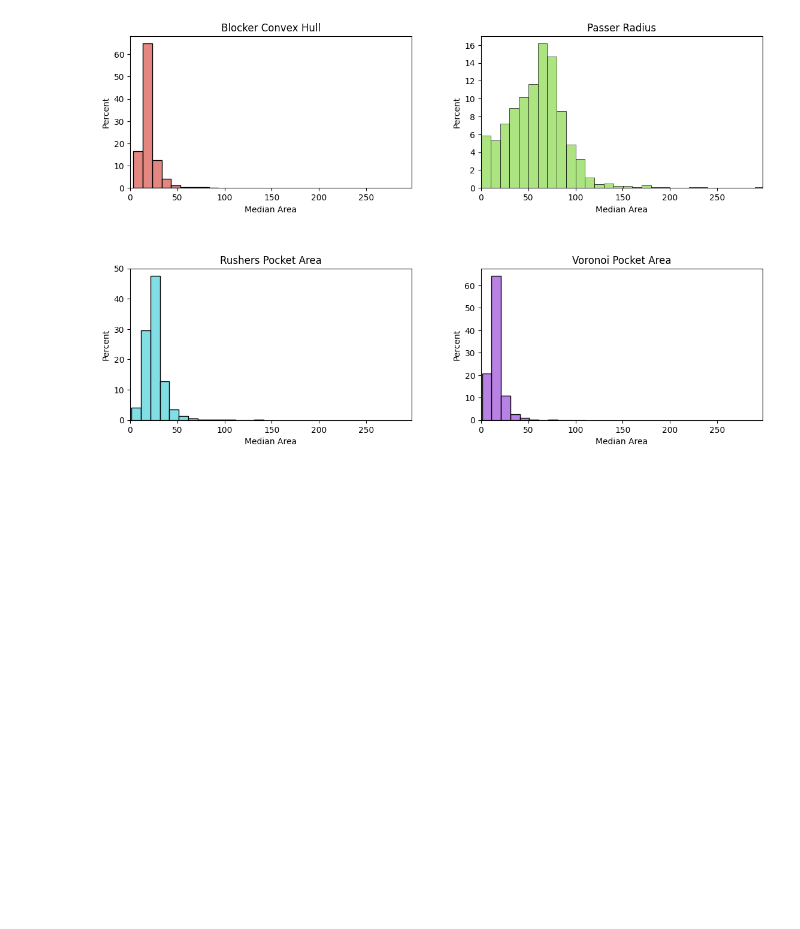
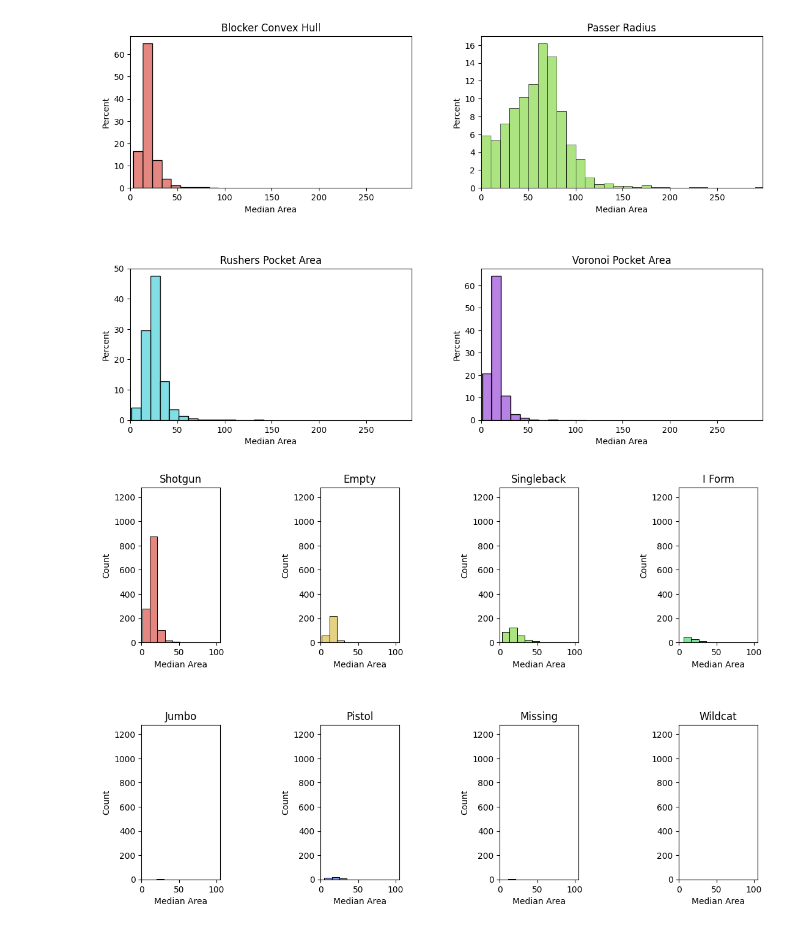
Before and after one commit to vingkan/nflbigdatabowl2023, a Jupyter notebook: notebooks/vinesh/area_aggregation.ipynb, the cells around one changed output. Saved outputs shown, nothing was run; the diff lists cells and outputs as text; code cells hidden in the pictures; blank space fills up the shorter version.

```diff
--- a/notebooks/vinesh/area_aggregation.ipynb
+++ b/notebooks/vinesh/area_aggregation.ipynb
@@ -43,0 +39,12 @@ def unsnake(raw: str) -> str:
+# %%
+df_median_areas = df_play_metrics_all.query("window_type == 'before_end'")
+df_plays_all["offenseFormation"] = df_plays_all["offenseFormation"].fillna("MISSING")
+df_play_info = df_median_areas.merge(df_plays_all, on=["gameId", "playId"], how="left")
+formations = list(df_play_info["offenseFormation"].unique())
+area_methods = list(df_play_info["method"].unique())
+x_max = df_median_areas["median_area"].max()
+# %%
+plot_formation_distribution = get_formation_distribution_plotter(df_play_info, formations, x_max)
+plot_all_formation_distributions = get_all_formation_distributions_plotter(df_play_info, formations)
+rank_team_scatter = get_team_scatter_ranker(df_play_info)
+plot_team_scatter = get_team_scatter_plotter(df_play_info, team_logos)
@@ -44 +55,4 @@ def unsnake(raw: str) -> str:
+# %%
+default_area = "voronoi_pocket_area"
+default_formation = "SHOTGUN"
 # %%
@@ -67,13 +62,4 @@ df_play_info = df_median_areas.merge(df_plays_all, on=["gameId", "playId"], how=
 # %%
-def plot_formation_distribution(method: str, formation: str):
-    fig, ax = plt.subplots(1, 1)
-    color = sns.hls_palette(len(formations))[formations.index(formation)]
-    df = df_play_info.query(f"method == '{method}'")
-    ser = df["median_area"][df["offenseFormation"] == formation]
-    ax.set_xlim(0, x_max)
-    ax.set_title(unsnake(formation))
-    ax.set_xlabel("Median Area")
-    if len(ser) < 2:
-        return
-    sns.histplot(ser, ax=ax, stat="count", binwidth=10, color=color)
-    plt.show()
+plot_all_formation_distributions(default_area)
+# %% [output]
+[figure, added]
```
Also changed, not shown: parts of 21 cells of this notebook, 6 other files.
